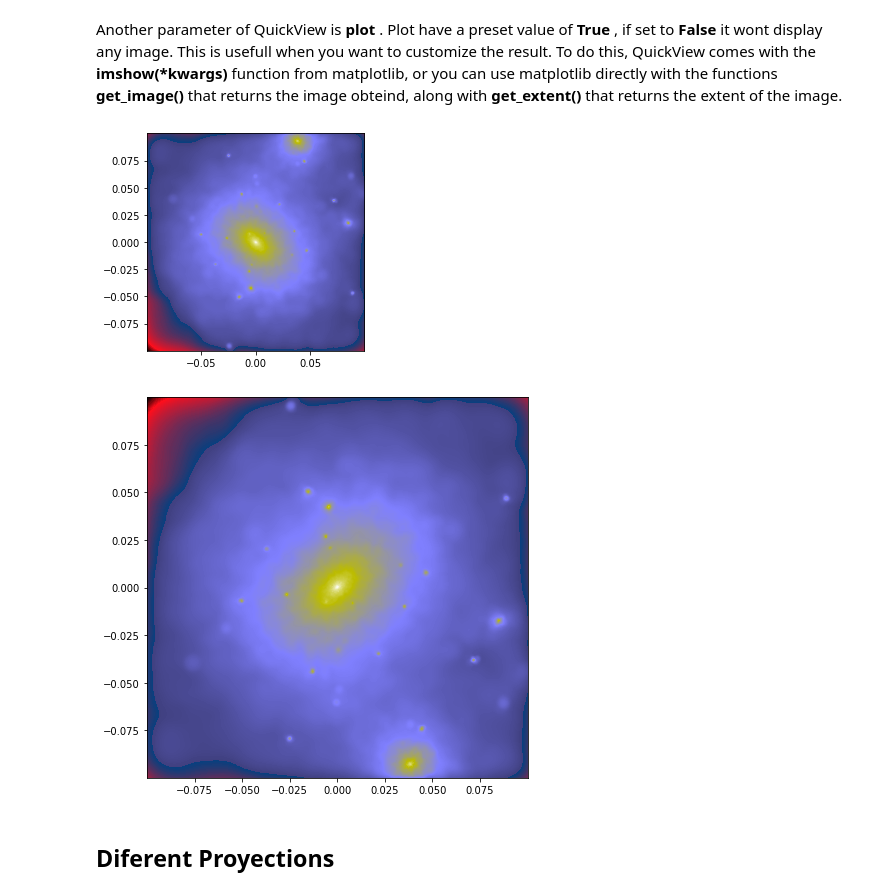
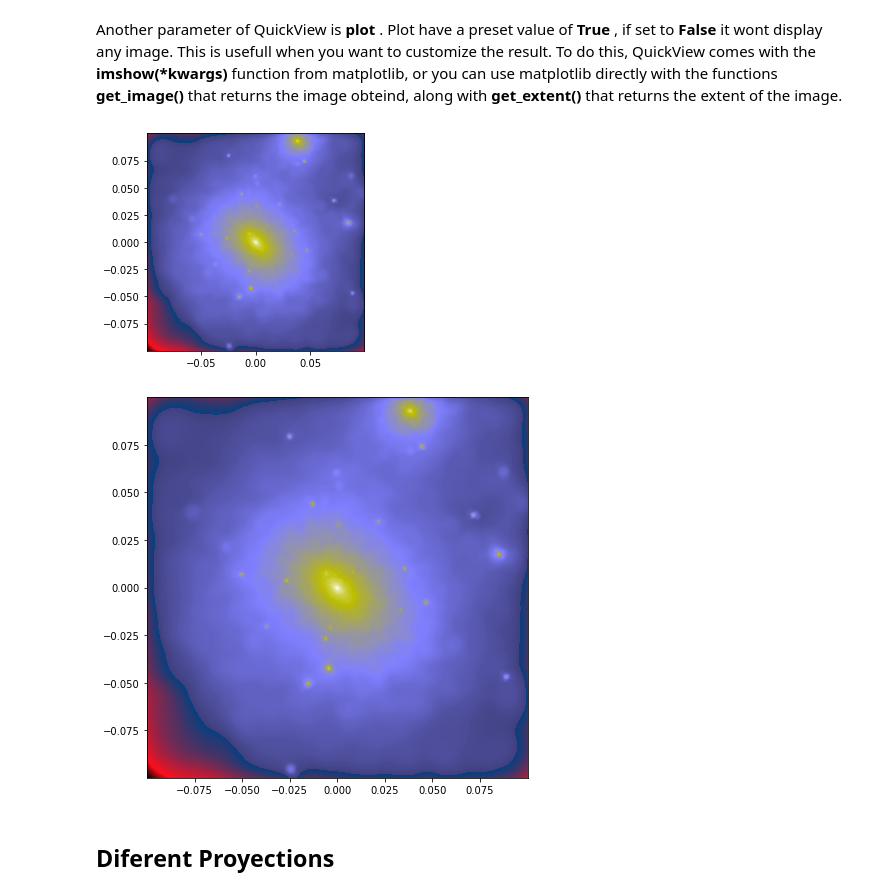
Before and after one commit to sebalepe/sphviewer_userguide, a Jupyter notebook: Tutorial.ipynb, the cells around one changed output. Cells and saved outputs as stored; diff of their text form; code cells hidden in the pictures.

```diff
--- a/Tutorial.ipynb
+++ b/Tutorial.ipynb
@@ -43,25 +43,25 @@ Another parameter of QuickView is <b>plot </b>. Plot have a preset value of <b>
 # %%
 import h5py
 from sphviewer.tools import QuickView
 import matplotlib.pyplot as plt
 
 with h5py.File('test_file/dm_halo.h5py', 'r') as f:
     pos = f['Coordinates'][:]
 
 qv = QuickView(pos, r='infinity', plot=False)
 
 qv.imshow(cmap="gist_stern")
 #imshow from QuickView
 
 img = qv.get_image()
 extent = qv.get_extent()
 fig = plt.figure(1, figsize=(7,7))
-plt.imshow(img, extent=extent, cmap="gist_stern")
+plt.imshow(img, extent=extent, cmap="gist_stern", origin='lower')
 plt.show()
 #imshow from matplotlib
 # %% [output]
 [figure]
-[figure, old version]
+[figure, new version]
 # %% [markdown]
 ## Diferent Proyections
 # %% [markdown]
```
Also changed, not shown: parts of 15 cells of this notebook, 4 other files.
